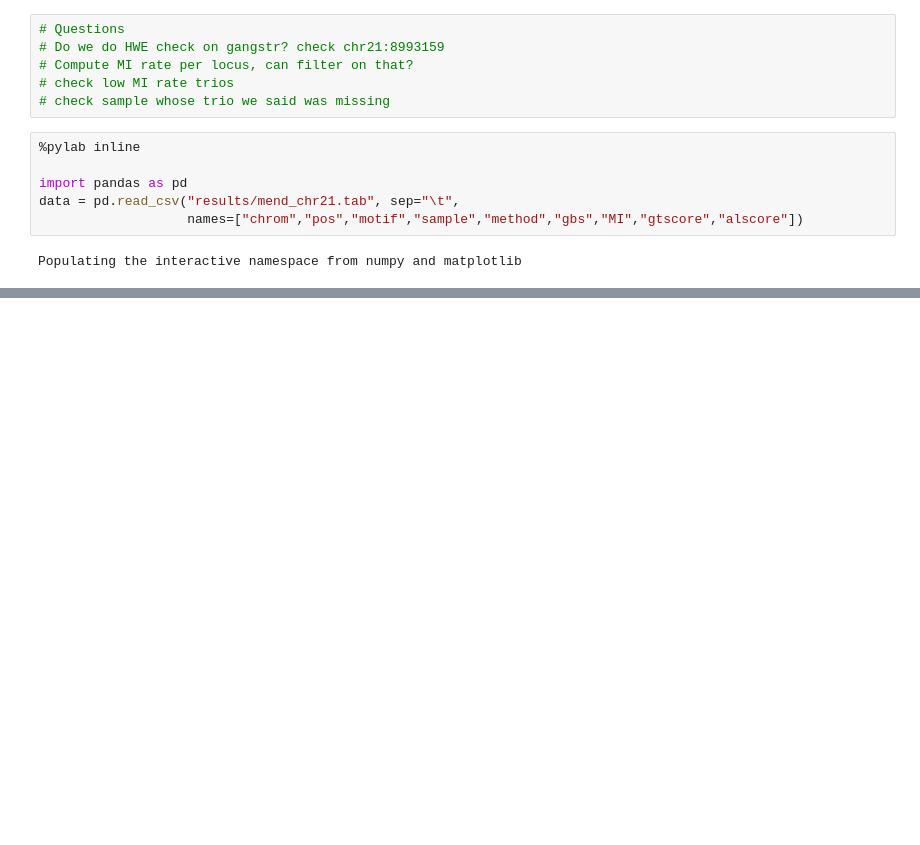
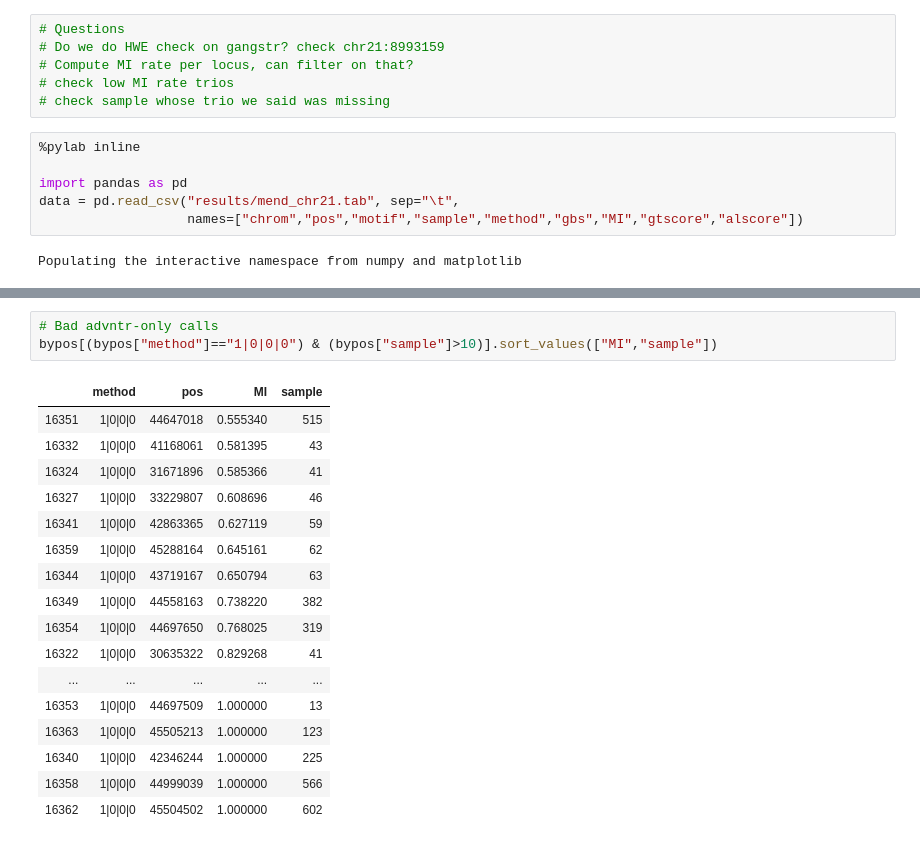
Before and after one commit to gymreklab/1000Genomes-TR-Analysis, a Jupyter notebook: mend/MendelianInheritanceAnalysis.ipynb, the cells around one changed output, grey strips where cells are left out. Drawn from its saved outputs; the diff is of its cells as text; blank space fills up the shorter version.

```diff
--- a/mend/MendelianInheritanceAnalysis.ipynb
+++ b/mend/MendelianInheritanceAnalysis.ipynb
@@ -111,0 +113,21 @@ data[data["MI"]==False]
+# %%
+# Bad advntr-only calls
+bypos[(bypos["method"]=="1|0|0|0") & (bypos["sample"]>10)].sort_values(["MI","sample"])
+# %% [output]
+|  | method | pos | MI | sample |
+| 16351 | 1|0|0|0 | 44647018 | 0.555340 | 515 |
+| 16332 | 1|0|0|0 | 41168061 | 0.581395 | 43 |
+| 16324 | 1|0|0|0 | 31671896 | 0.585366 | 41 |
+| 16327 | 1|0|0|0 | 33229807 | 0.608696 | 46 |
+| 16341 | 1|0|0|0 | 42863365 | 0.627119 | 59 |
+| 16359 | 1|0|0|0 | 45288164 | 0.645161 | 62 |
+| 16344 | 1|0|0|0 | 43719167 | 0.650794 | 63 |
+| 16349 | 1|0|0|0 | 44558163 | 0.738220 | 382 |
+| 16354 | 1|0|0|0 | 44697650 | 0.768025 | 319 |
+| 16322 | 1|0|0|0 | 30635322 | 0.829268 | 41 |
+| ... | ... | ... | ... | ... |
+| 16353 | 1|0|0|0 | 44697509 | 1.000000 | 13 |
+| 16363 | 1|0|0|0 | 45505213 | 1.000000 | 123 |
+| 16340 | 1|0|0|0 | 42346244 | 1.000000 | 225 |
+| 16358 | 1|0|0|0 | 44999039 | 1.000000 | 566 |
+| 16362 | 1|0|0|0 | 45504502 | 1.000000 | 602 |
```
Also changed, not shown: parts of 7 cells of this notebook.
